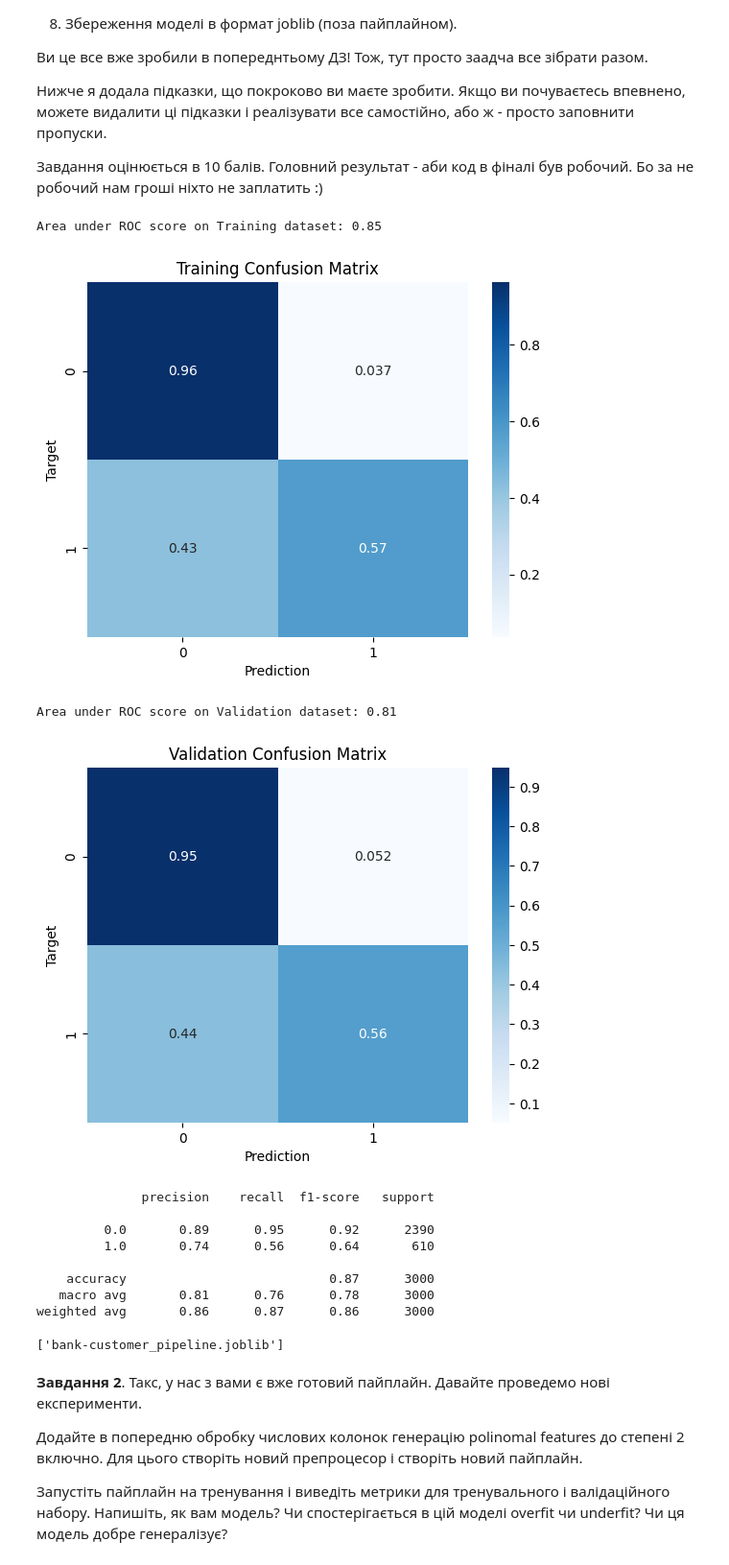
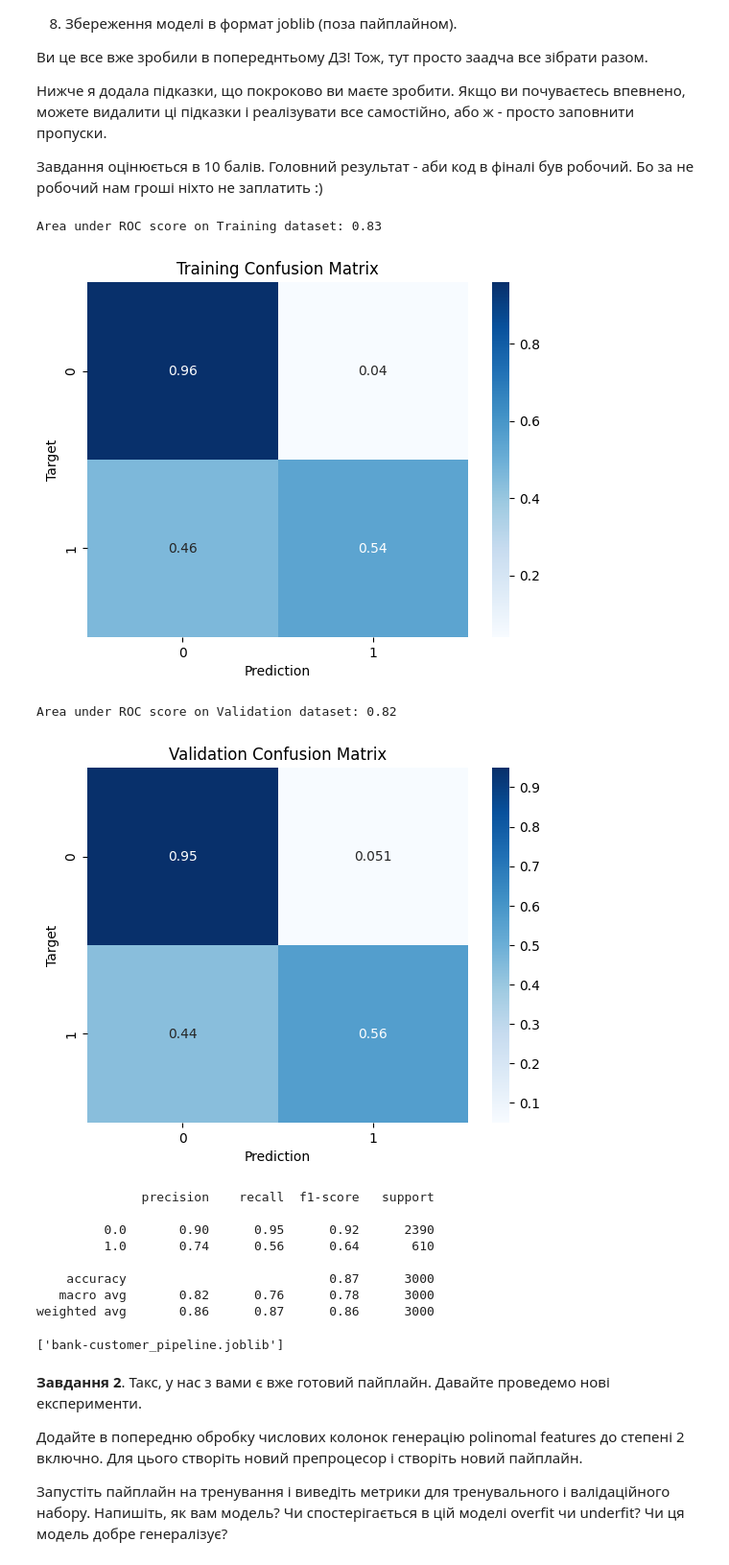
Before and after one commit to Alenushka2013/ML_for_people_tasks, a Jupyter notebook: HW_2_2_3_Polynomial_features_Pipelines.ipynb, the cells around one changed output. Shown at 96% size. Cells and saved outputs as stored; diff of their text form; code cells hidden in the pictures.

```diff
--- a/HW_2_2_3_Polynomial_features_Pipelines.ipynb
+++ b/HW_2_2_3_Polynomial_features_Pipelines.ipynb
@@ -49,7 +49,7 @@ raw_df = pd.read_csv('https://raw.githubusercontent.com/Alenushka2013/Coursera/r
 train_df, val_df = train_test_split(raw_df, test_size=0.2, random_state=42, stratify=raw_df['Exited'])
 
 # Створюємо трен. і вал. набори
-input_cols = list(train_df.columns)[1:-1]
+input_cols = list(train_df.columns)[2:-1]
 target_col = 'Exited'
 train_inputs, train_targets = train_df[input_cols], train_df[target_col]
 val_inputs, val_targets = val_df[input_cols], val_df[target_col]
@@ -80,44 +80,44 @@ model_pipeline = Pipeline(steps=[
     ('classifier', LogisticRegression(solver='liblinear'))
 ])
 
 # Тренуємо пайплайн
 model_pipeline.fit(train_inputs, train_targets)
 
 # Функція, щоб передбачати і рахувати метрики
 def predict_and_plot(model_pipeline, inputs, targets, name=''):
     preds = model_pipeline.predict(inputs)
     roc_auc = roc_auc_score(preds, targets)
     print(f"Area under ROC score on {name} dataset: {roc_auc:.2f}")
     confusion_matrix_ = confusion_matrix(targets, preds, normalize='true')
     plt.figure()
     sns.heatmap(confusion_matrix_, annot=True, cmap='Blues')
     plt.xlabel('Prediction')
     plt.ylabel('Target')
     plt.title('{} Confusion Matrix'.format(name))
     plt.show()
     return preds
 
 # Оцінюємо модель на трен і вал даних
 train_preds = predict_and_plot(model_pipeline, train_inputs, train_targets, 'Training')
 val_preds = predict_and_plot(model_pipeline, val_inputs, val_targets, 'Validation')
 
 # Звіт про класифікацію
 print(classification_report(val_targets, model_pipeline.predict(val_inputs)))
 
 # Зберігаємо модель для подальшого використання
 joblib.dump(model_pipeline, 'bank-customer_pipeline.joblib')
 # %% [output]
-Area under ROC score on Training dataset: 0.85
+Area under ROC score on Training dataset: 0.83
-[figure, old version]
+[figure, new version]
-Area under ROC score on Validation dataset: 0.81
+Area under ROC score on Validation dataset: 0.82
 [figure]
               precision    recall  f1-score   support
 
-         0.0       0.89      0.95      0.92      2390
+         0.0       0.90      0.95      0.92      2390
          1.0       0.74      0.56      0.64       610
 
     accuracy                           0.87      3000
-   macro avg       0.81      0.76      0.78      3000
+   macro avg       0.82      0.76      0.78      3000
 weighted avg       0.86      0.87      0.86      3000
 ['bank-customer_pipeline.joblib']
 # %% [markdown]
```
Also changed, not shown: parts of 15 cells of this notebook.
